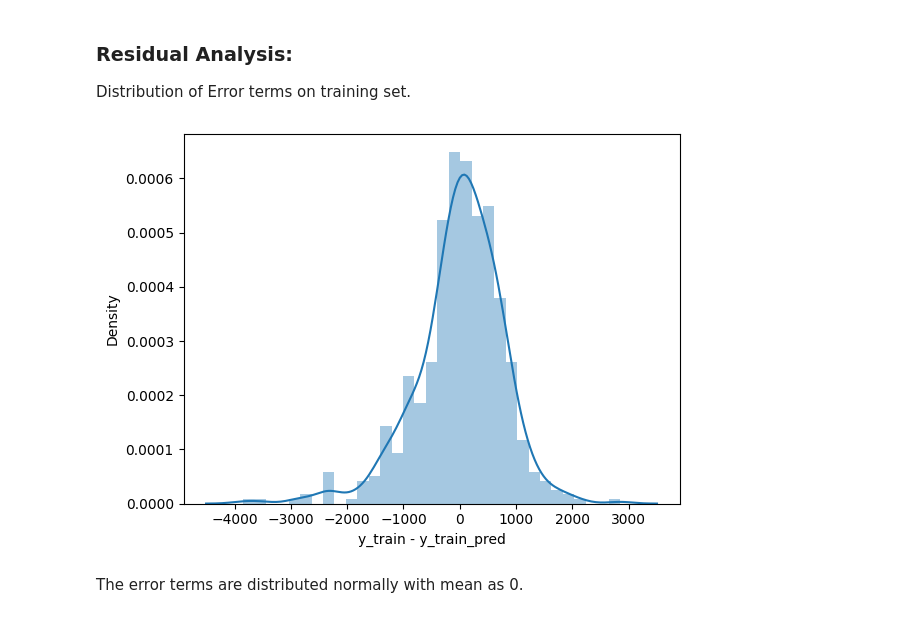
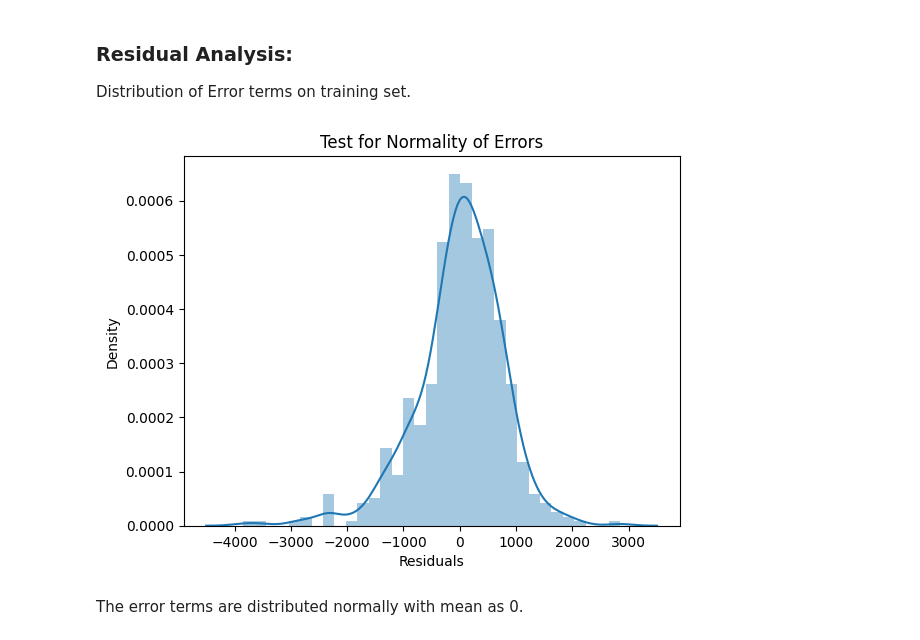
Before and after one commit to jaegarbomb/BikeSharing, a Jupyter notebook: Bike_Sharing_Analysis.ipynb, the cells around one changed output. Cells and saved outputs as stored; diff of their text form; code cells hidden in the pictures.

Commit message:
Added comments and tests for assumptions.

```diff
--- a/Bike_Sharing_Analysis.ipynb
+++ b/Bike_Sharing_Analysis.ipynb
@@ -624,12 +626,13 @@ Distribution of Error terms on training set.
 # %%
 y_train_pred = lr_final.predict(X_train[cols])
 
 # Plot a historgram of the error terms:
 sns.distplot(y_train - y_train_pred)
-plt.xlabel('y_train - y_train_pred')
+plt.title("Test for Normality of Errors")
+plt.xlabel('Residuals')
 plt.show();
 # %% [output]
-[figure, old version]
+[figure, new version]
 # %% [markdown]
 The error terms are distributed normally with mean as 0.
 # %% [markdown]
```
Also changed, not shown: parts of 31 cells of this notebook.
